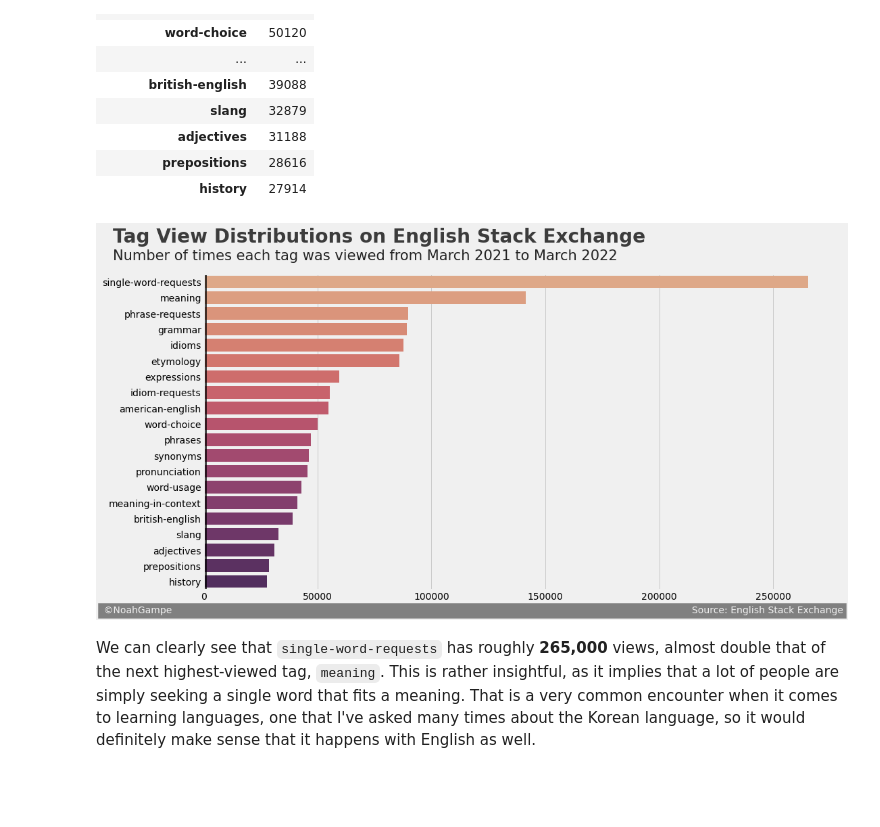
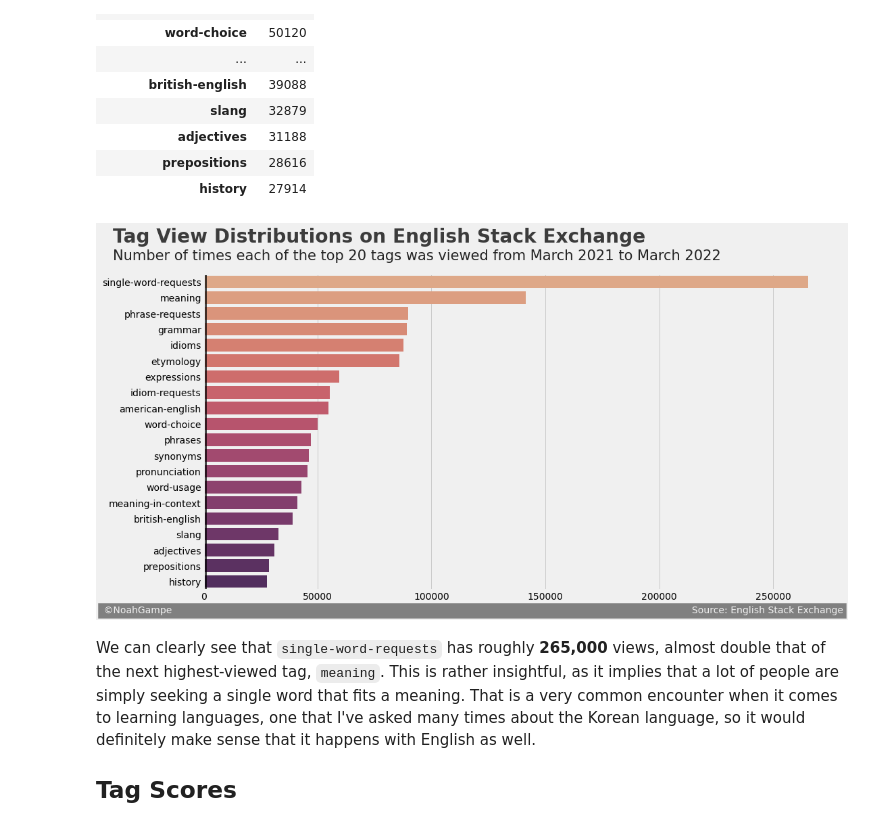
Before and after one commit to noah-kg/english-stack-exchange-analysis, a Jupyter notebook: EnglishLearningDifficulties.ipynb, the cells around one changed output. Saved outputs shown, nothing was run; the diff lists cells and outputs as text; code cells hidden in the pictures; blank space fills up the shorter version.

```diff
--- a/EnglishLearningDifficulties.ipynb
+++ b/EnglishLearningDifficulties.ipynb
@@ -295,0 +320,24 @@ We can see that the two most often used tags are `single-word-requests` and `gra
+# %%
+#function for finding popular tags by column
+def find_popular_tags(column_name, new_column_name):
+    #dictionary for all the tags
+    tags_dict = {}
+    for _, row in data.iterrows():
+        tags = row['Tags']
+        popularity_measure = row[column_name]
+        for tag in tags:
+            if tag not in tags_dict:
+                tags_dict[tag] = 0
+            tags_dict[tag] += popularity_measure
+
+    #create dataframe from the dictionary, sorted in descending order
+    tags_df, top20_df = df_from_dict(tags_dict, new_column_name)
+    return tags_df, top20_df
+
+tag_scores, top20_scores = find_popular_tags('Score', 'Scores')
+tag_views, top20_views = find_popular_tags('ViewCount', 'Views')
+tag_answers, top20_answers = find_popular_tags('AnswerCount', 'Answers')
+tag_favorites, top20_favorites = find_popular_tags('FavoriteCount', 'Favorites')
+
+all_dfs = [tag_used, tag_scores, tag_views, tag_answers, tag_favorites]
+tags_merged = pd.concat(all_dfs, axis=1)
@@ -330,9 +381,11 @@ most_viewed
 | history | 27914 |
 # %%
 title = 'Tag View Distributions on English Stack Exchange'
-subtitle = 'Number of times each tag was viewed from March 2021 to March 2022'
-plot_dist(most_viewed, 'Views', title, subtitle)
+subtitle = 'Number of times each of the top 20 tags was viewed from March 2021 to March 2022'
+plot_dist(top20_views, 'Views', title, subtitle)
 # %% [output]
-[figure, old version]
+[figure, new version]
 # %% [markdown]
 We can clearly see that `single-word-requests` has roughly **265,000** views, almost double that of the next highest-viewed tag, `meaning`. This is rather insightful, as it implies that a lot of people are simply seeking a single word that fits a meaning. That is a very common encounter when it comes to learning languages, one that I've asked many times about the Korean language, so it would definitely make sense that it happens with English as well.
+
+## Tag Scores
```
Also changed, not shown: parts of 29 cells of this notebook, 1 other file.
